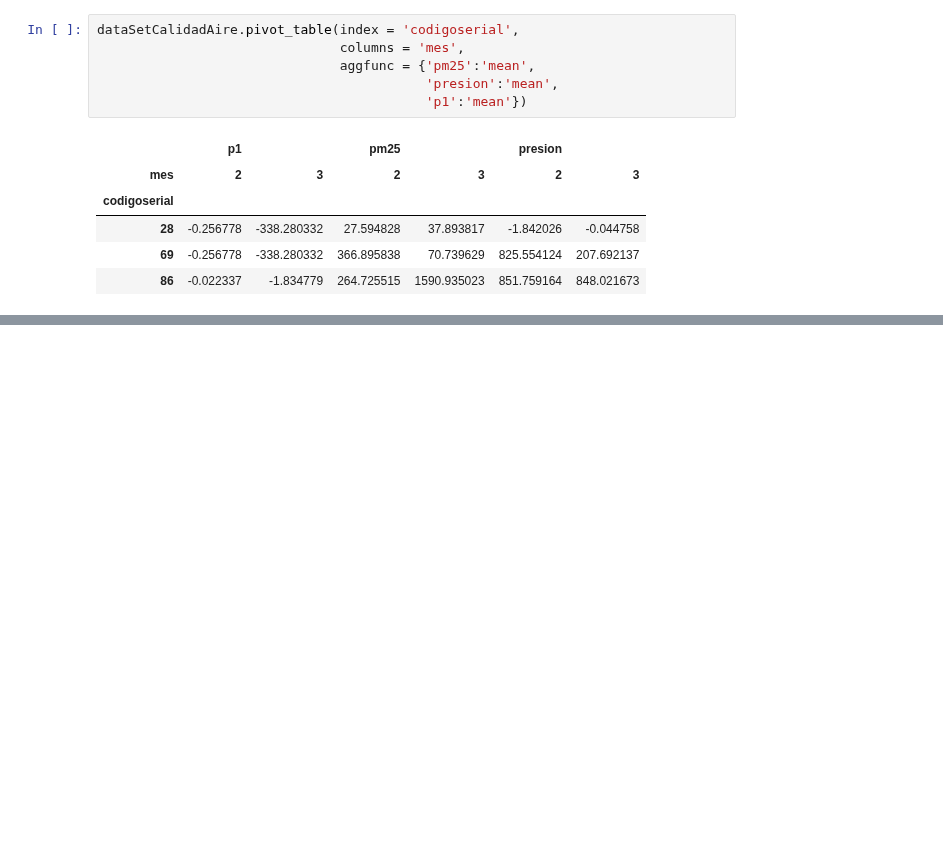
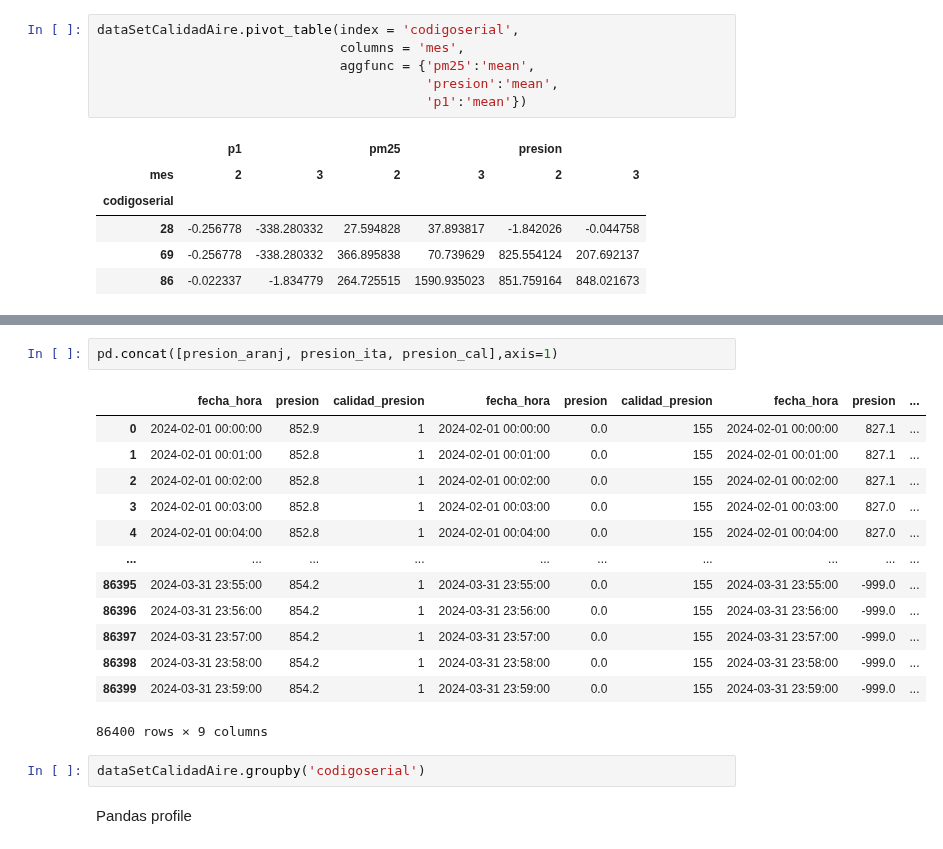
Before and after one commit to kennethLeonel/Monografia-calidad-del-aire-valle-de-aburra, a Jupyter notebook: Proyecto_dataset.ipynb, the cells around one changed output, grey strips where cells are left out. Drawn from its saved outputs; the diff is of its cells as text; blank space fills up the shorter version.

```diff
--- a/Proyecto_dataset.ipynb
+++ b/Proyecto_dataset.ipynb
@@ -447,0 +471,20 @@ dataSetCalidadAire.pivot_table(index = 'codigoserial',
+# %%
+pd.concat([presion_aranj, presion_ita, presion_cal],axis=1)
+# %% [output]
+|  | fecha_hora | presion | calidad_presion | fecha_hora | presion | calidad_presion | fecha_hora | presion | ... |
+| 0 | 2024-02-01 00:00:00 | 852.9 | 1 | 2024-02-01 00:00:00 | 0.0 | 155 | 2024-02-01 00:00:00 | 827.1 | ... |
+| 1 | 2024-02-01 00:01:00 | 852.8 | 1 | 2024-02-01 00:01:00 | 0.0 | 155 | 2024-02-01 00:01:00 | 827.1 | ... |
+| 2 | 2024-02-01 00:02:00 | 852.8 | 1 | 2024-02-01 00:02:00 | 0.0 | 155 | 2024-02-01 00:02:00 | 827.1 | ... |
+| 3 | 2024-02-01 00:03:00 | 852.8 | 1 | 2024-02-01 00:03:00 | 0.0 | 155 | 2024-02-01 00:03:00 | 827.0 | ... |
+| 4 | 2024-02-01 00:04:00 | 852.8 | 1 | 2024-02-01 00:04:00 | 0.0 | 155 | 2024-02-01 00:04:00 | 827.0 | ... |
+| ... | ... | ... | ... | ... | ... | ... | ... | ... | ... |
+| 86395 | 2024-03-31 23:55:00 | 854.2 | 1 | 2024-03-31 23:55:00 | 0.0 | 155 | 2024-03-31 23:55:00 | -999.0 | ... |
+| 86396 | 2024-03-31 23:56:00 | 854.2 | 1 | 2024-03-31 23:56:00 | 0.0 | 155 | 2024-03-31 23:56:00 | -999.0 | ... |
+| 86397 | 2024-03-31 23:57:00 | 854.2 | 1 | 2024-03-31 23:57:00 | 0.0 | 155 | 2024-03-31 23:57:00 | -999.0 | ... |
+| 86398 | 2024-03-31 23:58:00 | 854.2 | 1 | 2024-03-31 23:58:00 | 0.0 | 155 | 2024-03-31 23:58:00 | -999.0 | ... |
+| 86399 | 2024-03-31 23:59:00 | 854.2 | 1 | 2024-03-31 23:59:00 | 0.0 | 155 | 2024-03-31 23:59:00 | -999.0 | ... |
+86400 rows × 9 columns
+# %%
+dataSetCalidadAire.groupby('codigoserial')
+# %% [markdown]
+Pandas profile
```
Also changed, not shown: parts of 7 cells of this notebook.
